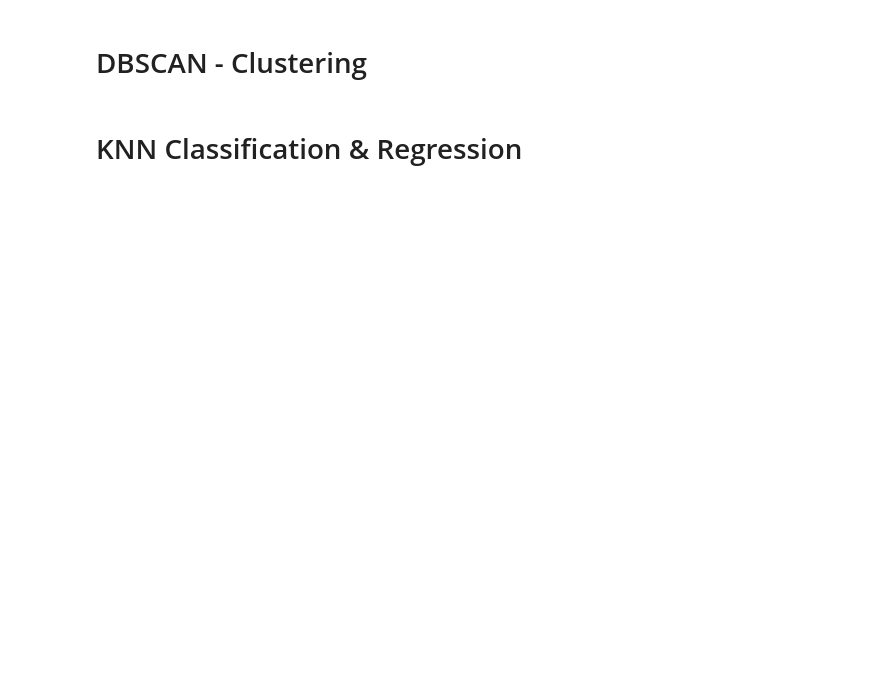
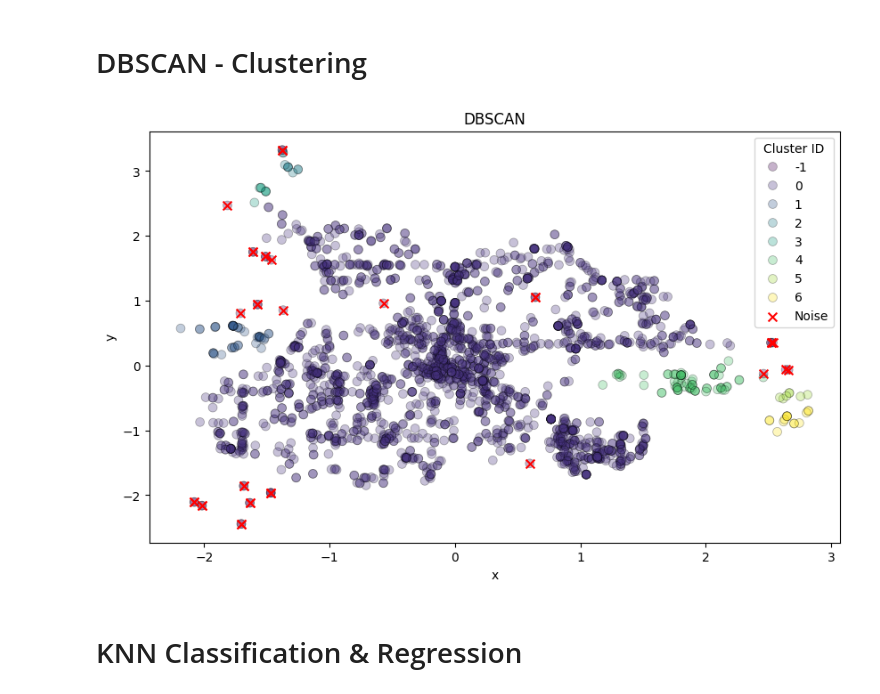
Before and after one commit to 4ev3r-Young/ADTA_5340, a Jupyter notebook: ADTA_5340.ipynb, the cells around one changed output. Saved outputs shown, nothing was run; the diff lists cells and outputs as text; code cells hidden in the pictures; blank space fills up the shorter version.

```diff
--- a/ADTA_5340.ipynb
+++ b/ADTA_5340.ipynb
@@ -352,5 +297,5 @@ if __name__ == '__main__':
 # KMEANS - Clustering
 # %%
 # Assign the data filename to a variable
-data = 'data/ADTA_5340/Output_2023.csv'
+file = 'data/Output_2023.csv'
 # %%
@@ -451,5 +366,5 @@ kmeans_plot(df, x_col, y_col, title, fig_path, n_clusters_range, n_init, random_
 # DBSCAN - Clustering
 # %%
 # Assign the data filename to a variable
-data = 'data/ADTA_5340/Output_2023.csv'
+file = 'data/Output_2023.csv'
 # %%
@@ -476,4 +374,4 @@ df_copy = df.copy()
 # %%
 # Inputs
 df = df_copy
-feature_cols = ['x', 'y', 'severity']
+features = ['severity', 'x', 'y']
@@ -497,3 +378,30 @@ df_transform = preprocess_data(df, feature_cols)
+# %%
+def numeric_data(df, features):
+    """
+    This function drops categorical data for quick analysis of the
+    selected numerical data, then scales the data into a new data frame.
+
+    Parameters:
+    - df (pandas.DataFrame): The input DataFrame.
+    - features (list): The selected numeric columns from a list.
+
+    Returns:
+    - A processed DataFrame with scaled numeric features.
+    """
+    # Drop columns with object data type
+    object_columns = df.select_dtypes(include=['object']).columns
+    df_clean = df.drop(object_columns, axis=1)
+
+    # Drop rows with NaN values
+    df_clean = df_clean.dropna()
+
+    # Scale features
+    scaler = StandardScaler()
+    df_clean[features] = scaler.fit_transform(df_clean[features])
+
+    return df_clean
+
+df_transform = numeric_data(df_copy, features)
 # %%
 # Inputs
 
@@ -507,29 +415,31 @@ fig_path = f'visuals/{title}.png'
 point_size = 50
 alpha = 0.3
 # %%
-def dbscan_plot(df, x_col, y_col, eps=0.01, min_samples=2, title='DBScan', fig_path=None, point_size=50, alpha=0.30):
+def dbscan(df, x_col, y_col, eps=0.01, min_samples=2, title='DBScan', fig_path=None, point_size=50, alpha=0.30):
     dbscan = DBSCAN(eps=eps, min_samples=min_samples)
     clusters = dbscan.fit_predict(df[[x_col, y_col]])
     df.loc[:,'cluster'] = clusters
 
     plt.figure(figsize=(10, 6))
     sns.scatterplot(x=df[x_col], y=df[y_col], hue=df['cluster'], palette='viridis', edgecolor='k', s=point_size, alpha=alpha, legend='full')
     plt.title(title)
     plt.xlabel(x_col)
     plt.ylabel(y_col)
 
     noise_points = df[df['cluster'] == -1]
     if not noise_points.empty:
         plt.scatter(noise_points[x_col], noise_points[y_col], color='red', marker='x', s=point_size, label='Noise')
 
     plt.legend(title='Cluster ID')
 
     if fig_path:
         plt.savefig(fig_path)
 
     plt.show()
 
-dbscan_plot(df, x_col, y_col, eps, min_samples, title, fig_path, point_size, alpha)
+dbscan(df, x_col, y_col, eps, min_samples, title, fig_path, point_size, alpha)
+# %% [output]
+[figure, added]
 # %% [markdown]
 # KNN Classification & Regression
 # %%
```
Also changed, not shown: parts of 37 cells of this notebook.
